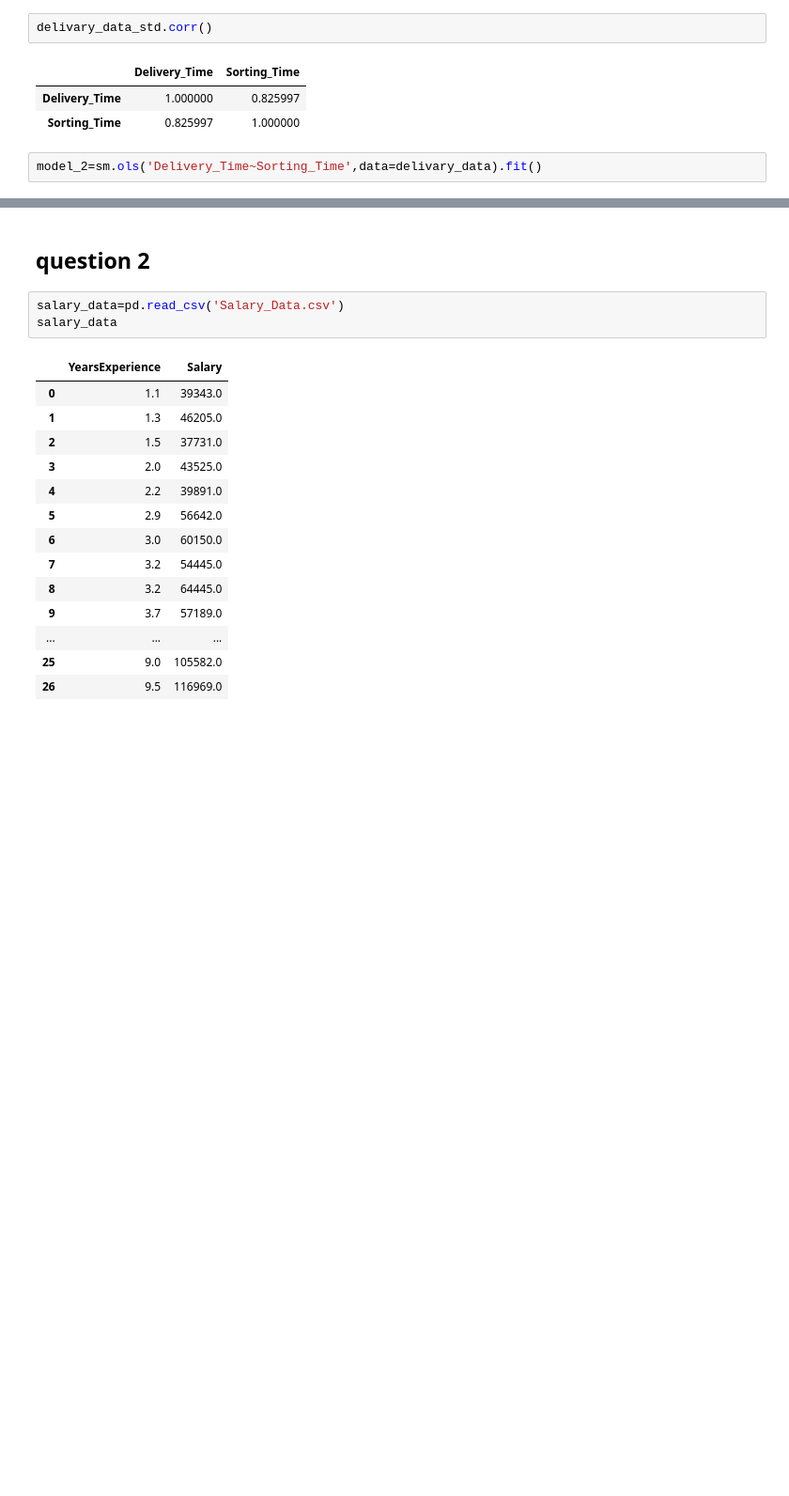
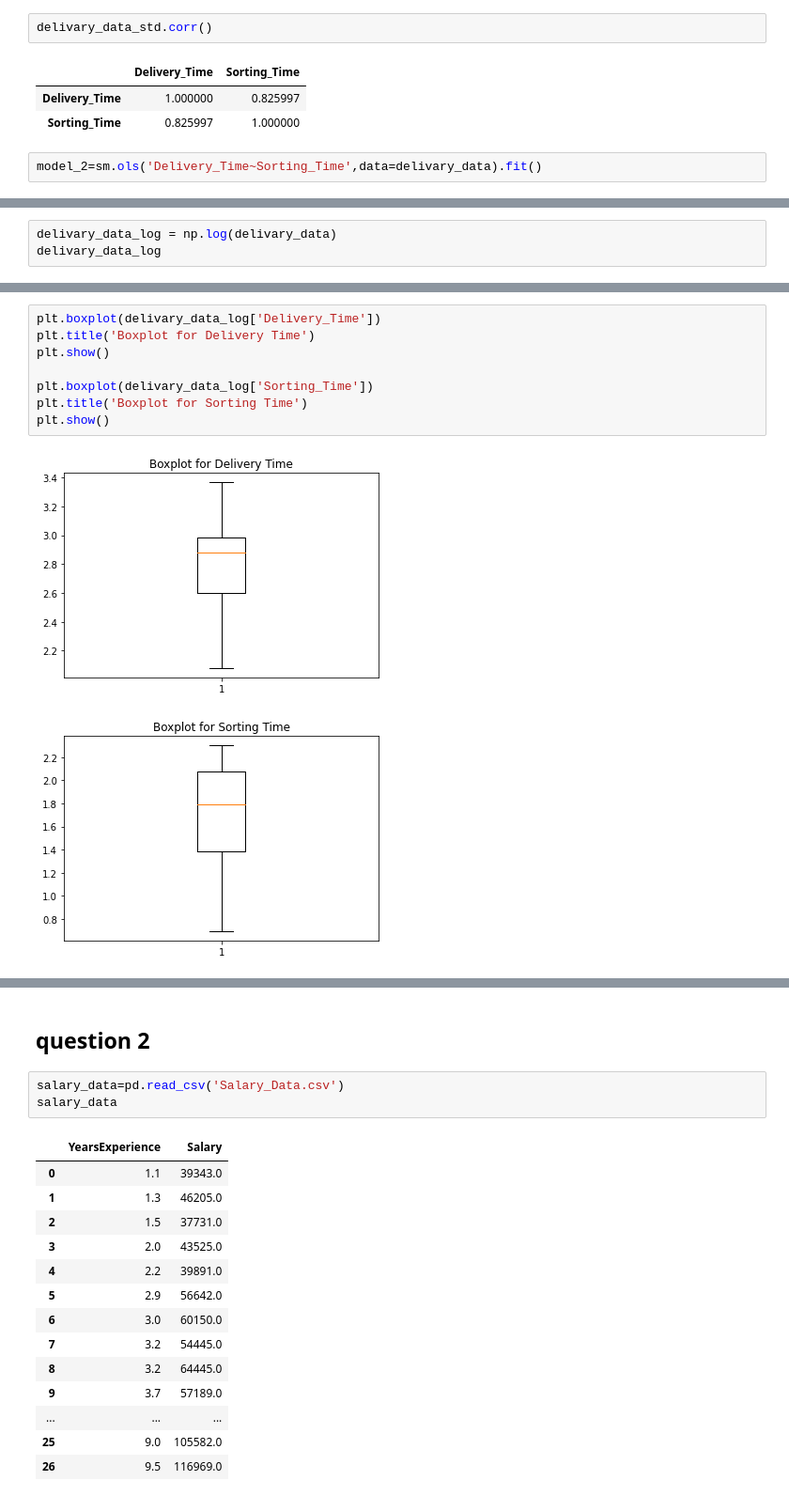
Before and after one commit to merinmohan/data-science, a Jupyter notebook: Simple linear regression.ipynb, the cells around one changed output, grey strips where cells are left out. Shown: that part at 94% size. Drawn from its saved outputs; the diff is of its cells as text; blank space fills up the shorter version.

```diff
--- a/Simple linear regression.ipynb
+++ b/Simple linear regression.ipynb
@@ -259,0 +409,3 @@ Notes:
+# %%
+delivary_data_log = np.log(delivary_data)
+delivary_data_log
@@ -259,0 +430,11 @@ Notes:
+# %%
+plt.boxplot(delivary_data_log['Delivery_Time'])
+plt.title('Boxplot for Delivery Time')
+plt.show()
+
+plt.boxplot(delivary_data_log['Sorting_Time'])
+plt.title('Boxplot for Sorting Time')
+plt.show()
+# %% [output]
+[figure, added]
+[figure, added]
```
Also changed, not shown: parts of 45 cells of this notebook.
